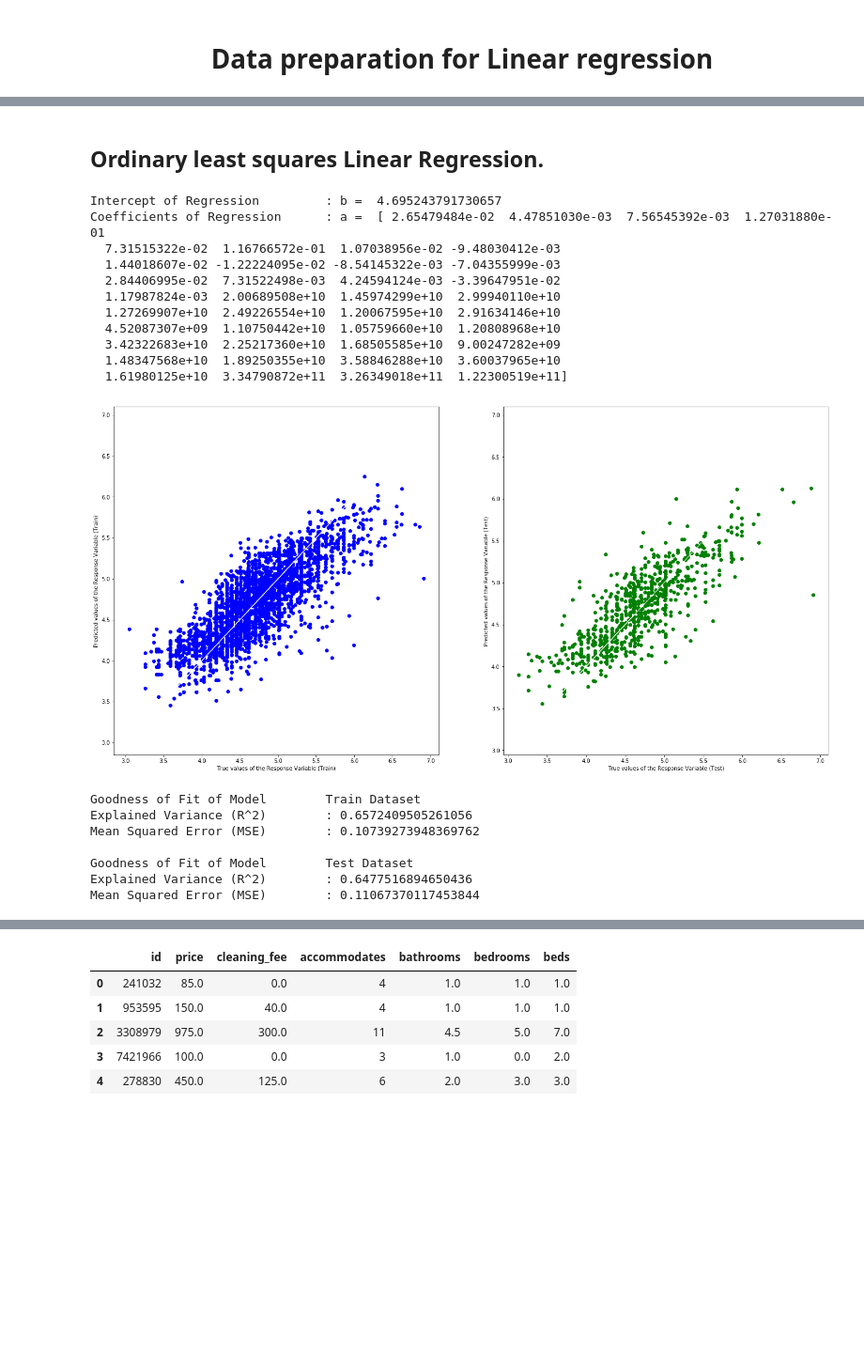
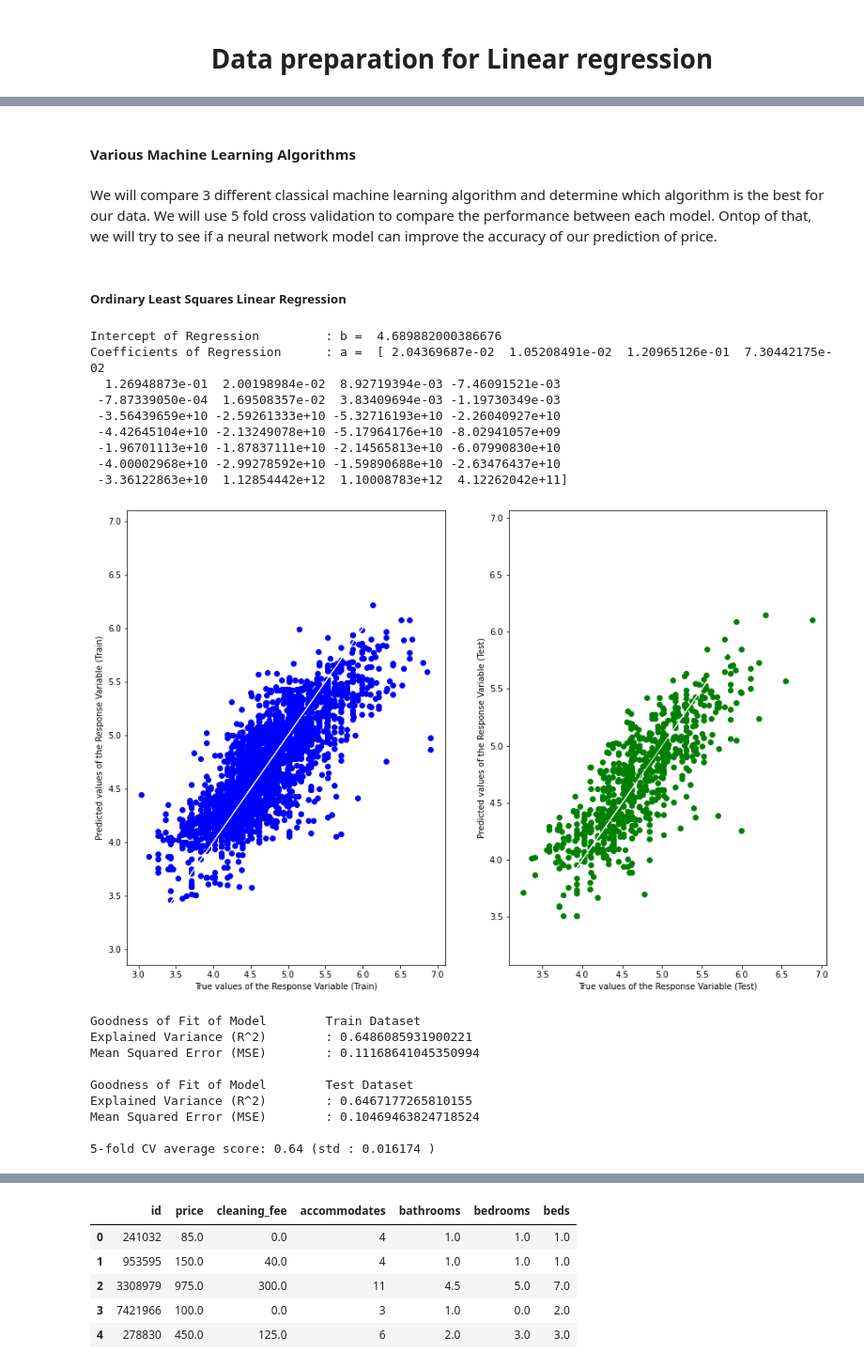
Before and after one commit to kennyvoo/CS1015_Mini_Project, a Jupyter notebook: DSAI_FST03_FinalCode.ipynb, the cells around one changed output, grey strips where cells are left out. Shown at 94% size. Cells and saved outputs as stored; diff of their text form; code cells hidden in the pictures; blank space fills up the shorter version.

```diff
--- a/DSAI_FST03_FinalCode.ipynb
+++ b/DSAI_FST03_FinalCode.ipynb
@@ -368,0 +558,7 @@ Strong linear relationship between median price and number of guests.
+# %%
+f,axes = plt.subplots(1,2,figsize=(10,8))
+features_to_check= ["room_type","property_type"]
+col=0
+for item in features_to_check:
+  sb.boxplot(x=cleaned_data[item],y=cleaned_data["price"],ax=axes[col]).set_title( item)
+  col+=1
@@ -505,0 +788,21 @@ Typically, the inclusion of an amenity raises the price of an apartment expect f
+# %%
+# All the numeric data to be dropped except for review_scores which will be handled below
+cols_to_drop = [ 'zipcode', 'latitude', 'longitude', 'availability_30', 'availability_365', \
+                'calculated_host_listings_count', 'reviews_per_month', 'number_of_reviews']
+
+# Adds review_scores_ to infront of each of the different categories
+review_scores_list = ['rating', 'accuracy', 'cleanliness', 'checkin', 'communication', 'location', 'value']
+for i, s in enumerate(review_scores_list):
+  review_scores_list[i] = "review_scores_" + s
+
+cols_to_drop += review_scores_list
+
+# Adds all the categorical data to drop
+cols_to_drop += ['instant_bookable', 'cancellation_policy', 'require_guest_profile_picture', 'require_guest_phone_verification']
+
+try:
+  cleaned_data = cleaned_data.drop(columns = cols_to_drop)
+except:
+  print("Drop failed. Check if already dropped.")
+
+cleaned_data
@@ -525,6 +837,6 @@ Index(['id', 'neighbourhood_group_cleansed', 'zipcode', 'latitude',
 # %%
-regression_variables = ['price',"guests_included", 'neighbourhood_group_cleansed', 'property_type', 'room_type','security_deposit', 'cleaning_fee', 'accommodates', 'bathrooms', 'bedrooms', 'beds']
-amenities_cols = ["Laundry","TV","Parking","Family_friendly","Pets_friendly","Elevator","Security","Air_conditioning","24-Hour_Check-in","Gym"]
+regression_variables = ['price',"guests_included", 'neighbourhood_group_cleansed', 'room_type', 'cleaning_fee', 'accommodates', 'bathrooms', 'bedrooms', 'beds']
+amenities_cols = ["TV","Family_friendly","Pets_friendly","Elevator","Air_conditioning","Gym"]
 
 regression_data = cleaned_data[regression_variables+amenities_cols]
 
@@ -566,6 +878,5 @@ transformed_df
 # %%
-
-numerical_columns = ['accommodates', 'bathrooms', "bedrooms","beds","guests_included",'cleaning_fee', 'price', 'security_deposit']
+numerical_columns = ['accommodates', 'bathrooms', "bedrooms","beds","guests_included",'cleaning_fee', 'price']
 # %%
 f,axes=plt.subplots(2,4,figsize=(20,20))
 r=0
@@ -641,5 +951,9 @@ transformed_df.to_csv("linear_regression_data.csv")
+# %% [markdown]
+#### **Various Machine Learning Algorithms**
+# %% [markdown]
+We will compare 3 different classical machine learning algorithm and determine which algorithm is the best for our data. We will use 5 fold cross validation to compare the performance between each model. Ontop of that, we will try to see if a neural network model can improve the accuracy of our prediction of price.
 # %% [markdown]
-## Ordinary least squares Linear Regression.
+##### **Ordinary Least Squares Linear Regression**
 # %%
 # Import essential models and functions from sklearn
 from sklearn.linear_model import LinearRegression
@@ -655,50 +969,54 @@ print('Intercept of Regression \t: b = ', linreg.intercept_)
 print('Coefficients of Regression \t: a = ', linreg.coef_)
 print()
 
 
 # Predict Response corresponding to Predictors
 y_train_pred = linreg.predict(X_train)
 y_test_pred = linreg.predict(X_test)
 
 # Plot the Predictions vs the True values
-f, axes = plt.subplots(1, 2, figsize=(24, 12))
+f, axes = plt.subplots(1, 2, figsize=(15, 10))
 axes[0].scatter(y_train, y_train_pred, color = "blue")
 axes[0].plot(y_train, y_train, 'w-', linewidth = 1)
 axes[0].set_xlabel("True values of the Response Variable (Train)")
 axes[0].set_ylabel("Predicted values of the Response Variable (Train)")
 axes[1].scatter(y_test, y_test_pred, color = "green")
 axes[1].plot(y_test, y_test, 'w-', linewidth = 1)
 axes[1].set_xlabel("True values of the Response Variable (Test)")
 axes[1].set_ylabel("Predicted values of the Response Variable (Test)")
 plt.show()
 
 # Check the Goodness of Fit (on Train Data)
 print("Goodness of Fit of Model \tTrain Dataset")
 print("Explained Variance (R^2) \t:", linreg.score(X_train, y_train))
 print("Mean Squared Error (MSE) \t:", mean_squared_error(y_train, y_train_pred))
 print()
 
 # Check the Goodness of Fit (on Test Data)
 print("Goodness of Fit of Model \tTest Dataset")
 print("Explained Variance (R^2) \t:", linreg.score(X_test, y_test))
 print("Mean Squared Error (MSE) \t:", mean_squared_error(y_test, y_test_pred))
+
+kfold = KFold(n_splits=5, shuffle=True)
+kf_cv_scores = cross_val_score(linreg, X,y, cv=kfold )
+print("\n5-fold CV average score: %.2f (std : %2f )"  % (kf_cv_scores.mean(),kf_cv_scores.std()))
 # %% [output]
-Intercept of Regression         : b =  4.695243791730657
-Coefficients of Regression      : a =  [ 2.65479484e-02  4.47851030e-03  7.56545392e-03  1.27031880e-01
-  7.31515322e-02  1.16766572e-01  1.07038956e-02 -9.48030412e-03
-  1.44018607e-02 -1.22224095e-02 -8.54145322e-03 -7.04355999e-03
-  2.84406995e-02  7.31522498e-03  4.24594124e-03 -3.39647951e-02
-  1.17987824e-03  2.00689508e+10  1.45974299e+10  2.99940110e+10
-  1.27269907e+10  2.49226554e+10  1.20067595e+10  2.91634146e+10
-  4.52087307e+09  1.10750442e+10  1.05759660e+10  1.20808968e+10
-  3.42322683e+10  2.25217360e+10  1.68505585e+10  9.00247282e+09
-  1.48347568e+10  1.89250355e+10  3.58846288e+10  3.60037965e+10
-  1.61980125e+10  3.34790872e+11  3.26349018e+11  1.22300519e+11]
+Intercept of Regression         : b =  4.689882000386676
+Coefficients of Regression      : a =  [ 2.04369687e-02  1.05208491e-02  1.20965126e-01  7.30442175e-02
+  1.26948873e-01  2.00198984e-02  8.92719394e-03 -7.46091521e-03
+ -7.87339050e-04  1.69508357e-02  3.83409694e-03 -1.19730349e-03
+ -3.56439659e+10 -2.59261333e+10 -5.32716193e+10 -2.26040927e+10
+ -4.42645104e+10 -2.13249078e+10 -5.17964176e+10 -8.02941057e+09
+ -1.96701113e+10 -1.87837111e+10 -2.14565813e+10 -6.07990830e+10
+ -4.00002968e+10 -2.99278592e+10 -1.59890688e+10 -2.63476437e+10
+ -3.36122863e+10  1.12854442e+12  1.10008783e+12  4.12262042e+11]
-[figure, old version]
+[figure, new version]
 Goodness of Fit of Model        Train Dataset
-Explained Variance (R^2)        : 0.6572409505261056
-Mean Squared Error (MSE)        : 0.10739273948369762
+Explained Variance (R^2)        : 0.6486085931900221
+Mean Squared Error (MSE)        : 0.11168641045350994
 
 Goodness of Fit of Model        Test Dataset
-Explained Variance (R^2)        : 0.6477516894650436
-Mean Squared Error (MSE)        : 0.11067370117453844
+Explained Variance (R^2)        : 0.6467177265810155
+Mean Squared Error (MSE)        : 0.10469463824718524
+
+5-fold CV average score: 0.64 (std : 0.016174 )
```
Also changed, not shown: parts of 157 cells of this notebook.
